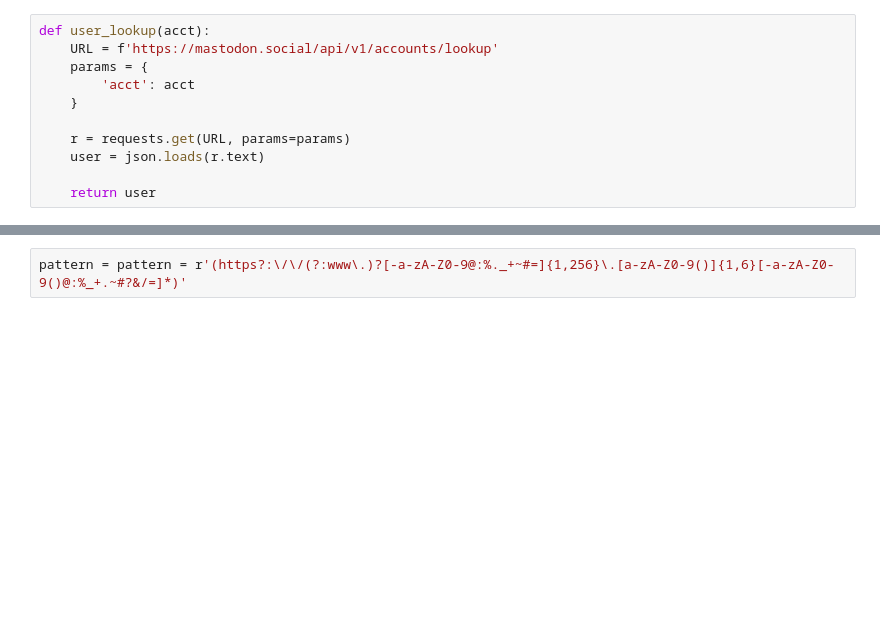
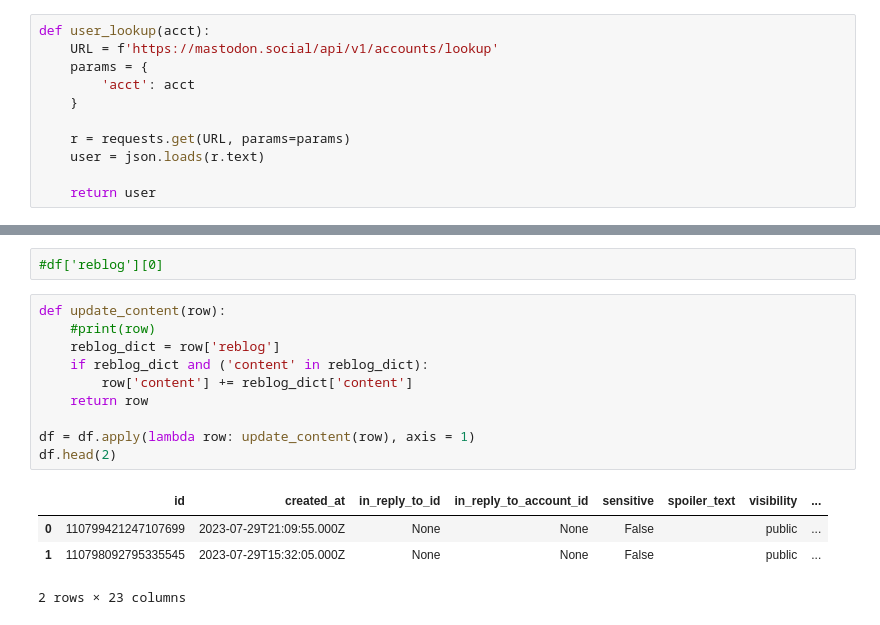
Before and after one commit to arylwen/mlk8s, a Jupyter notebook: apps/arxiv-kg/001_mastodon_arxiv.ipynb, the cells around one changed output, grey strips where cells are left out. Cells and saved outputs as stored; diff of their text form; blank space fills up the shorter version.

```diff
--- a/apps/arxiv-kg/001_mastodon_arxiv.ipynb
+++ b/apps/arxiv-kg/001_mastodon_arxiv.ipynb
@@ -74,3 +123,18 @@ first:109426959889192816 last109304909720242439
 2 rows × 23 columns
-# %%
-pattern = pattern = r'(https?:\/\/(?:www\.)?[-a-zA-Z0-9@:%._+~#=]{1,256}\.[a-zA-Z0-9()]{1,6}[-a-zA-Z0-9()@:%_+.~#?&/=]*)'
+# %%
+#df['reblog'][0]
+# %%
+def update_content(row):
+    #print(row)
+    reblog_dict = row['reblog']
+    if reblog_dict and ('content' in reblog_dict):
+        row['content'] += reblog_dict['content']
+    return row
+
+df = df.apply(lambda row: update_content(row), axis = 1)
+df.head(2)
+# %% [output]
+|  | id | created_at | in_reply_to_id | in_reply_to_account_id | sensitive | spoiler_text | visibility | ... |
+| 0 | 110799421247107699 | 2023-07-29T21:09:55.000Z | None | None | False |  | public | ... |
+| 1 | 110798092795335545 | 2023-07-29T15:32:05.000Z | None | None | False |  | public | ... |
+2 rows × 23 columns
```
Also changed, not shown: parts of 22 cells of this notebook, 5 other files.
